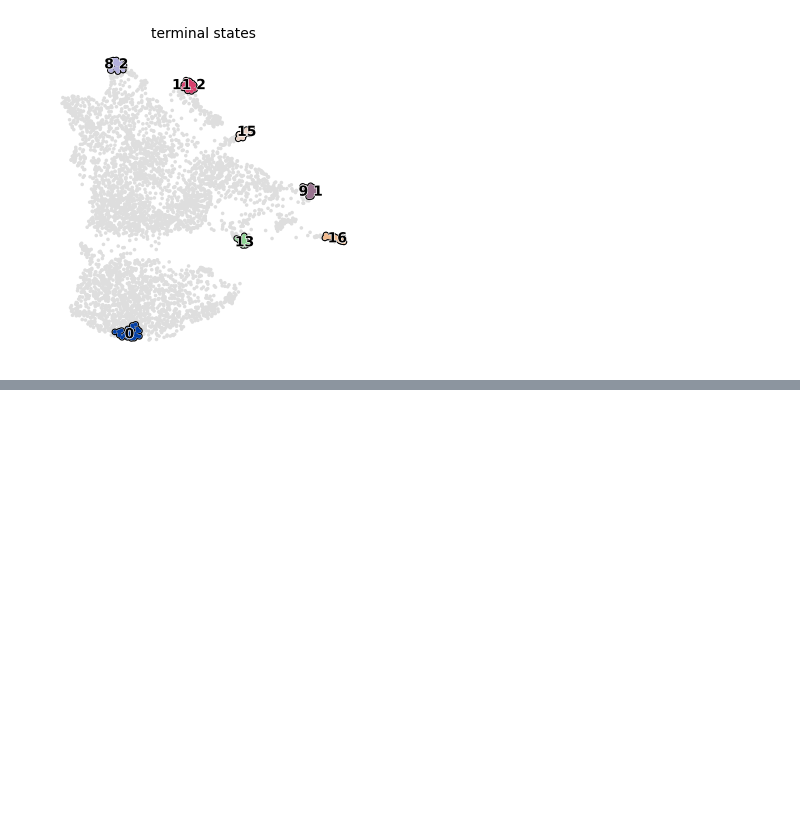
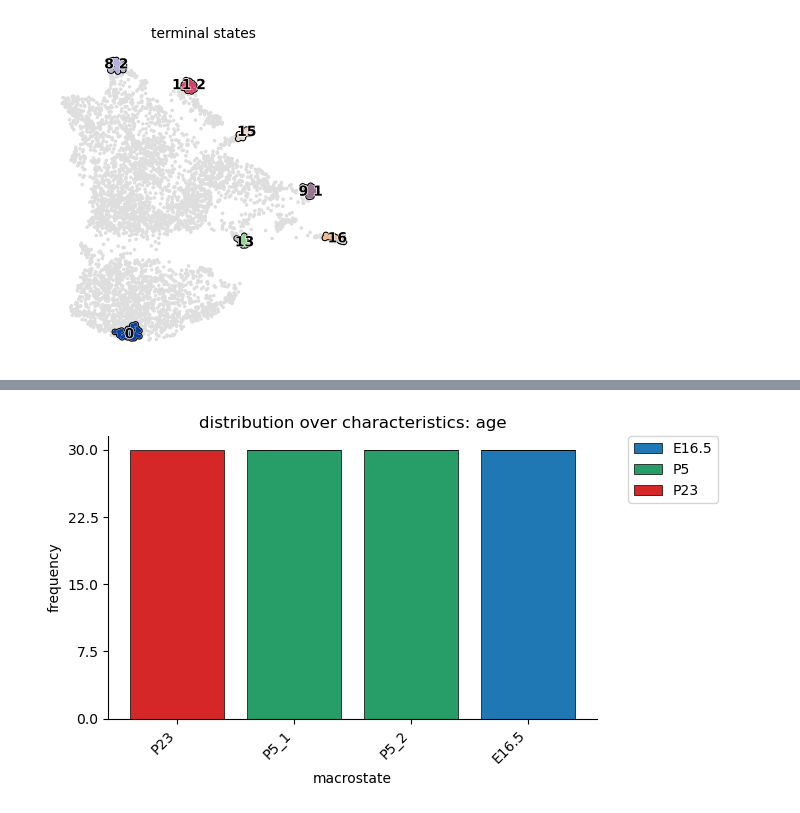
Before and after one commit to ifreyk/next_cell_state, a Jupyter notebook: notebooks/GSE104323_analysis.ipynb, the cells around one changed output, grey strips where cells are left out. Drawn from its saved outputs; the diff is of its cells as text; code cells hidden in the pictures; blank space fills up the shorter version.

```diff
--- a/notebooks/GSE104323_analysis.ipynb
+++ b/notebooks/GSE104323_analysis.ipynb
@@ -328,0 +347,4 @@ AnnData object with n_obs × n_vars = 4496 × 3000
+# %%
+g.plot_macrostate_composition(key="characteristics: age", figsize=(7, 4))
+# %% [output]
+[figure, added]
```
Also changed, not shown: parts of 16 cells of this notebook, 2 other files.
